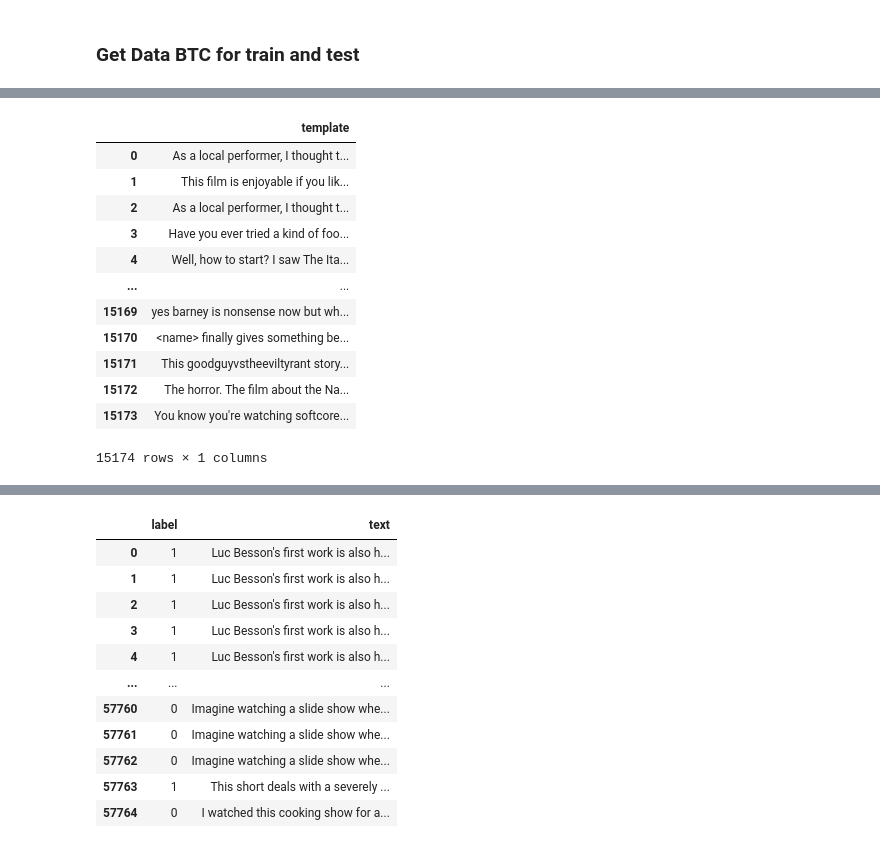
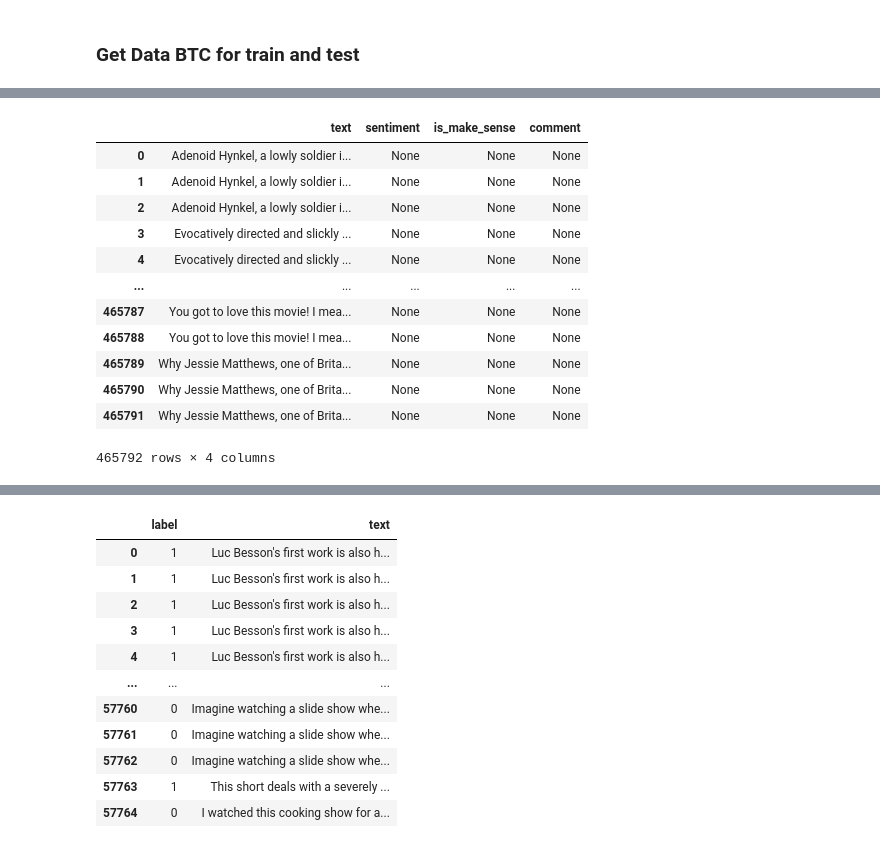
Before and after one commit to soarsmu/BiasFinder, a Jupyter notebook: codes/occupation/BTC.ipynb, the cells around one changed output, grey strips where cells are left out. Drawn from its saved outputs; the diff is of its cells as text; code cells hidden in the pictures.

```diff
--- a/codes/occupation/BTC.ipynb
+++ b/codes/occupation/BTC.ipynb
@@ -426,16 +507,16 @@ user_study
-# %%
-template
-# %% [output]
-|  | template |
-| 0 | As a local performer, I thought t... |
-| 1 | This film is enjoyable if you lik... |
-| 2 | As a local performer, I thought t... |
-| 3 | Have you ever tried a kind of foo... |
-| 4 | Well, how to start? I saw The Ita... |
-| ... | ... |
-| 15169 | yes barney is nonsense now but wh... |
-| 15170 | <name> finally gives something be... |
-| 15171 | This goodguyvstheeviltyrant story... |
-| 15172 | The horror. The film about the Na... |
-| 15173 | You know you're watching softcore... |
-15174 rows × 1 columns
+# %%
+df_user_study
+# %% [output]
+|  | text | sentiment | is_make_sense | comment |
+| 0 | Adenoid Hynkel, a lowly soldier i... | None | None | None |
+| 1 | Adenoid Hynkel, a lowly soldier i... | None | None | None |
+| 2 | Adenoid Hynkel, a lowly soldier i... | None | None | None |
+| 3 | Evocatively directed and slickly ... | None | None | None |
+| 4 | Evocatively directed and slickly ... | None | None | None |
+| ... | ... | ... | ... | ... |
+| 465787 | You got to love this movie! I mea... | None | None | None |
+| 465788 | You got to love this movie! I mea... | None | None | None |
+| 465789 | Why Jessie Matthews, one of Brita... | None | None | None |
+| 465790 | Why Jessie Matthews, one of Brita... | None | None | None |
+| 465791 | Why Jessie Matthews, one of Brita... | None | None | None |
+465792 rows × 4 columns
```
Also changed, not shown: parts of 19 cells of this notebook.
